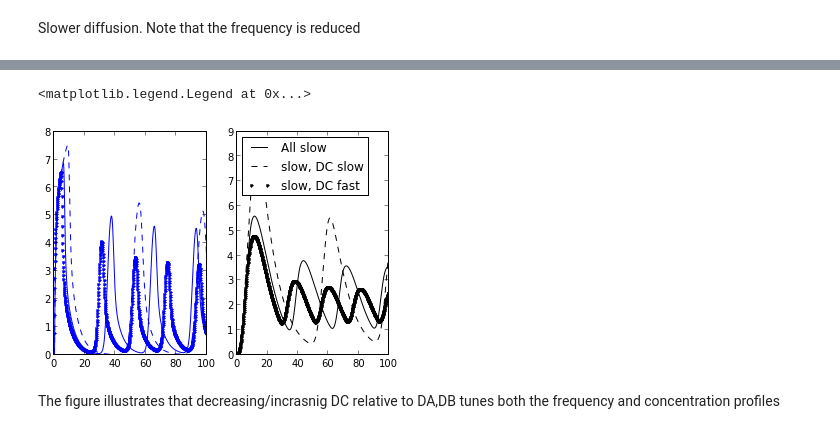
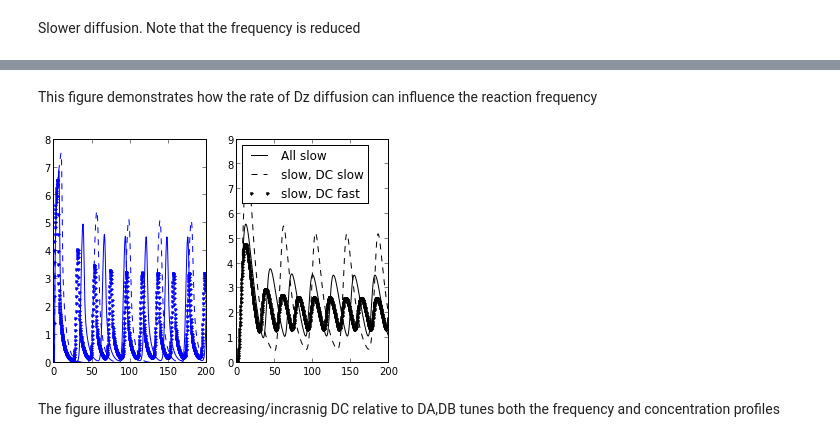
Before and after one commit to huskeypm/enzymekineticsacs, a Jupyter notebook: compart.ipynb, the cells around one changed output, grey strips where cells are left out. Saved outputs shown, nothing was run; the diff lists cells and outputs as text; code cells hidden in the pictures.

```diff
--- a/compart.ipynb
+++ b/compart.ipynb
@@ -63,7 +105,8 @@ params = ParamsGoodwin()y0 = np.zeros(9)params.DA=params.DB=1.params.DC=4.tsfast
+# %% [markdown]
+This figure demonstrates how the rate of Dz diffusion can influence the reaction frequency
 # %%
-plt.subplot(121)plot(tslow,ytslow[:,0],'b-',label="All slow")plot(tslowDC,ytslowDC[:,0],'b--',label="slow, DC slow")plot(tsfastDC,ytfastDC[:,0],'b.',label="slow, DC fast")#legend(loc=2)plt.subplot(122)plot(tslow,ytslow[:,8],'k-',label="All slow")plot(tslowDC,ytslowDC[:,8],'k--',label="slow, DC slow")plot(tsfastDC,ytfastDC[:,8],'k.',label="slow, DC fast")legend(loc=2)
+plt.subplot(121)plot(tslow,ytslow[:,0],'b-',label="All slow")plot(tslowDC,ytslowDC[:,0],'b--',label="slow, DC slow")plot(tfastDC,ytfastDC[:,0],'b.',label="slow, DC fast")#legend(loc=2)plt.subplot(122)plot(tslow,ytslow[:,8],'k-',label="All slow")plot(tslowDC,ytslowDC[:,8],'k--',label="slow, DC slow")plot(tfastDC,ytfastDC[:,8],'k.',label="slow, DC fast")legend(loc=2)plt.gcf().savefig("paper/figs/acsfig2b.png")
 # %% [output]
-<matplotlib.legend.Legend at 0x...>
-[figure, old version]
+[figure, new version]
 # %% [markdown]
 The figure illustrates that decreasing/incrasnig DC relative to DA,DB tunes both the frequency and concentration profiles
```
Also changed, not shown: parts of 27 cells of this notebook, 1 other file.
